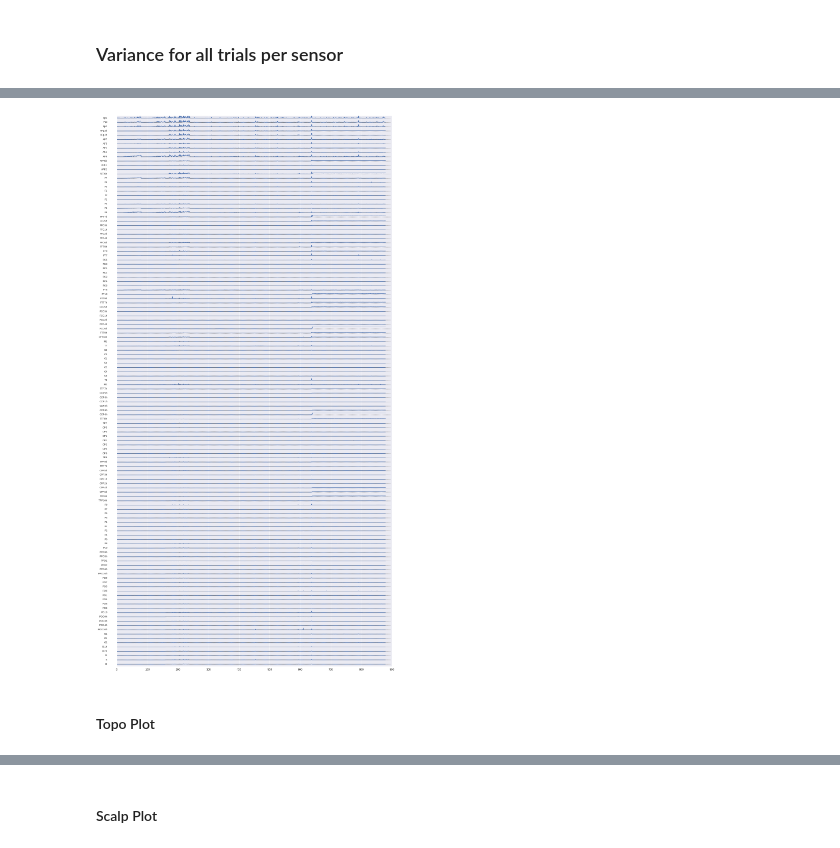
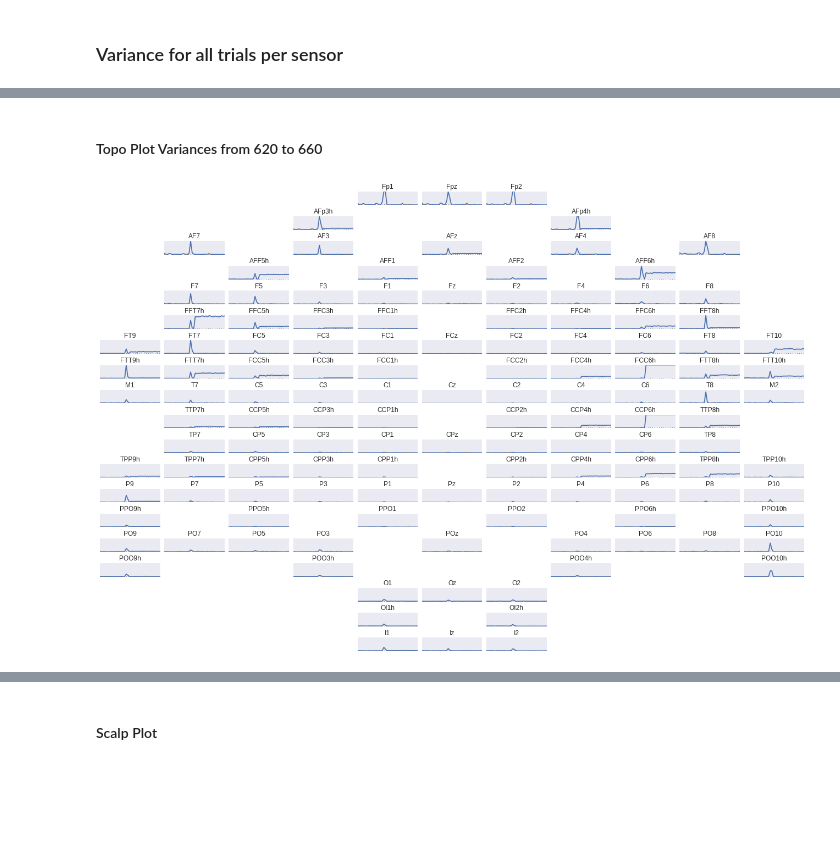
Before and after one commit to robintibor/braindevel, a Jupyter notebook: braindecode/notebooks/analysis/4Sec_Motor_Data_Artefacts.ipynb, the cells around one changed output, grey strips where cells are left out. Cells and saved outputs as stored; diff of their text form; code cells hidden in the pictures; blank space fills up the shorter version.

Commit message:
more for 4sec motor data artefact ntoebook

```diff
--- a/braindecode/notebooks/analysis/4Sec_Motor_Data_Artefacts.ipynb
+++ b/braindecode/notebooks/analysis/4Sec_Motor_Data_Artefacts.ipynb
@@ -170,8 +201,10 @@ jobe_epo = segment_dat_fast(jobe_cnt,marker_def=marker_def, ival=[0,4000])
+# %% [markdown]
+#### Topo Plot Variances from 620 to 660
 # %%
-plot_sensor_signals(np.minimum(np.var(jobe_epo.data[:,:,:], axis=(1)),4000).T,
-                   sensor_names=jobe_epo.axes[2],figsize=(18,36))
+plot_head_signals_tight(np.minimum(np.var(jobe_epo.data[620:660,:,:], axis=(1)),4000).T,
+                       sensor_names=jobe_epo.axes[2],
+                       sensor_map=tight_cap_positions, figsize=(18,12))
+plt.tight_layout()
 None
 # %% [output]
-[figure, old version]
+[figure, new version]
-# %% [markdown]
-#### Topo Plot
```
Also changed, not shown: parts of 24 cells of this notebook.
